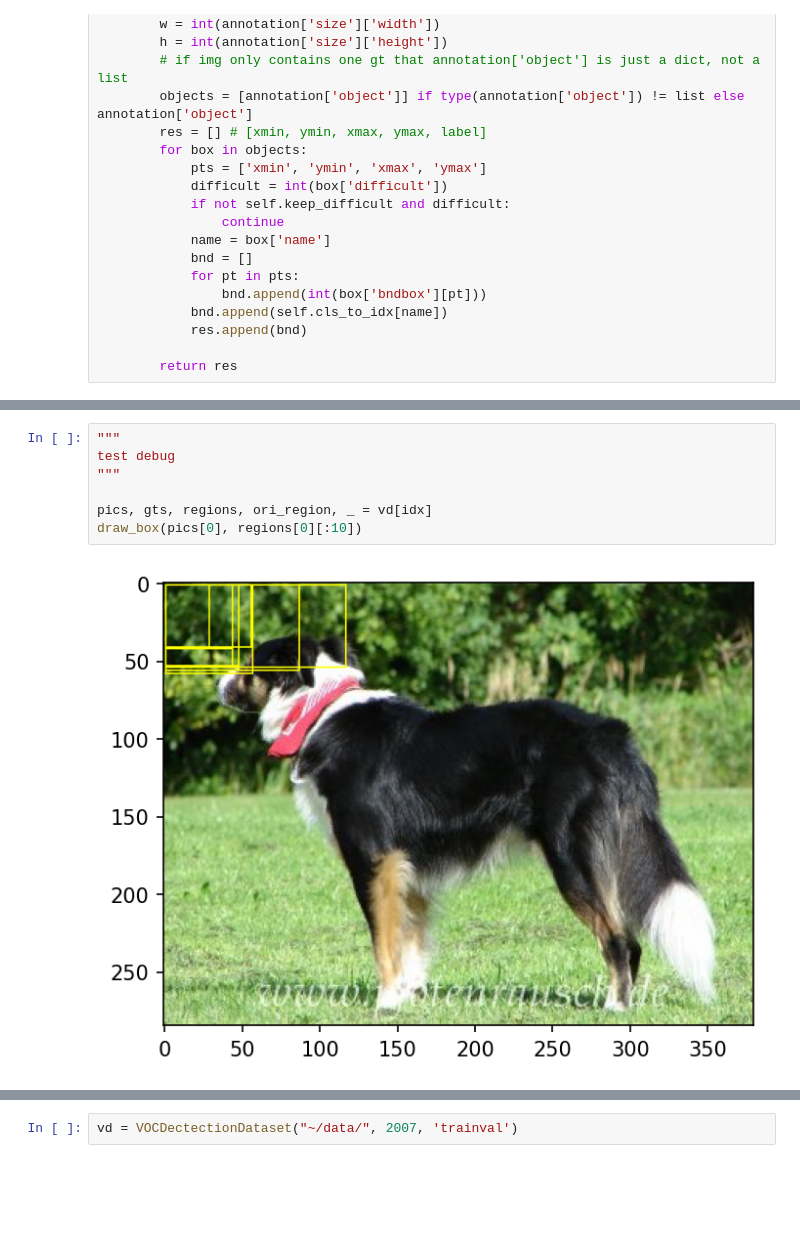
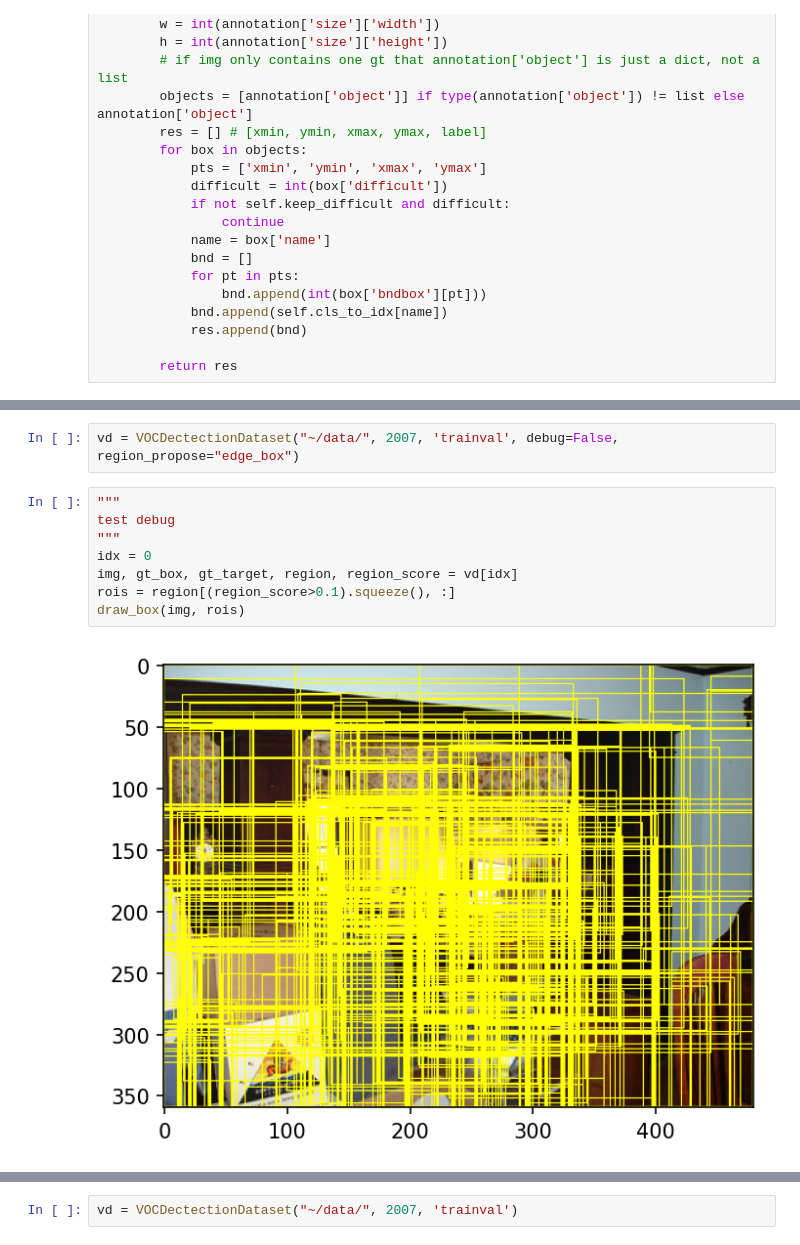
Before and after one commit to Muxv/WSDDN-pytorch, a Jupyter notebook: src/VOCdatasets.ipynb, the cells around one changed output, grey strips where cells are left out. Saved outputs shown, nothing was run; the diff lists cells and outputs as text; blank space fills up the shorter version.

```diff
--- a/src/VOCdatasets.ipynb
+++ b/src/VOCdatasets.ipynb
@@ -370,9 +450,12 @@ train debug
-# %%
-"""
-test debug
-"""
-
-pics, gts, regions, ori_region, _ = vd[idx]
-draw_box(pics[0], regions[0][:10])
-# %% [output]
-[figure, removed]
+# %%
+vd = VOCDectectionDataset("~/data/", 2007, 'trainval', debug=False, region_propose="edge_box")
+# %%
+"""
+test debug
+"""
+idx = 0
+img, gt_box, gt_target, region, region_score = vd[idx]
+rois = region[(region_score>0.1).squeeze(), :]
+draw_box(img, rois)
+# %% [output]
+[figure, added]
```
Also changed, not shown: parts of 22 cells of this notebook, 9 other files.
